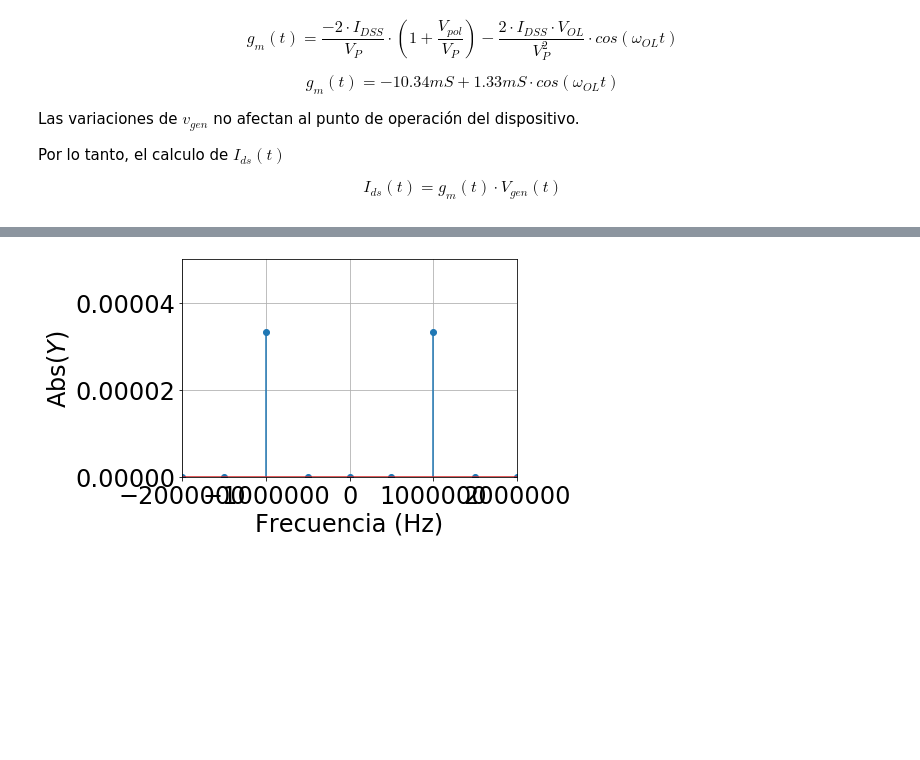
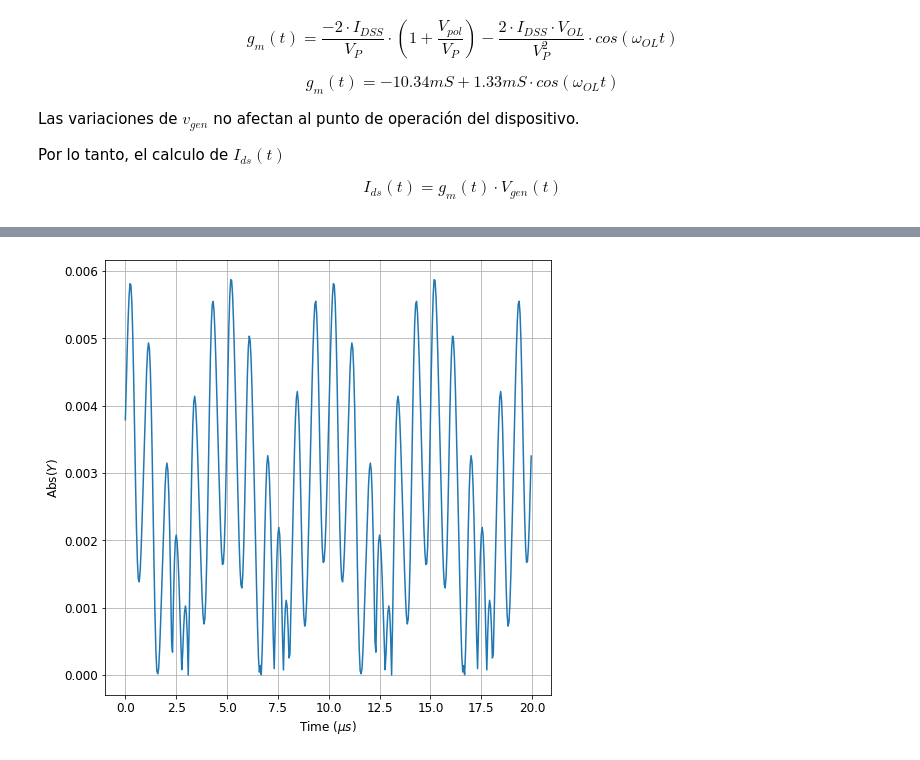
Before and after one commit to eaiii-frba-utn/2020, a Jupyter notebook: 7_Mezcladores/ejercicios/1_mezclador_jfet.ipynb, the cells around one changed output, grey strips where cells are left out. Drawn from its saved outputs; the diff is of its cells as text; code cells hidden in the pictures; blank space fills up the shorter version.

```diff
--- a/7_Mezcladores/ejercicios/1_mezclador_jfet.ipynb
+++ b/7_Mezcladores/ejercicios/1_mezclador_jfet.ipynb
@@ -306,13 +301,13 @@ plt.show()
 # %%
 # FFT
-Fios = fft(iot) / len(iot)  # Normalizada
+Fids = fft(idst) / len(idst)  # Normalizada
 
-frq = fftfreq(len(iot), ds)  # Recuperamos las frecuencias
+frq = fftfreq(len(idst), ds)  # Recuperamos las frecuencias
 
-plt.stem(frq, np.abs(Fios))
+plt.stem(frq, np.abs(Fids))
 
 plt.xlim(-2e6,2e6)
-plt.ylim(0,1e-8)
+plt.ylim(0,100e-6)
 
 plt.xlabel('Frecuencia (Hz)')
 plt.ylabel('Abs($Y$)')
@@ -323 +318,13 @@ plt.show()
+# %%
+def FiltroQ(i, f, R, Q, fo):
+    if f != 0: v =i*R/(1+1j*Q*(f/fo-fo/f))
+    else     : v =0
+    return v
+
+Q =50
+R =125e3
+fo = 1e6
+
+
+Fvdt = [FiltroQ(Fids[i], fq, R, Q, fo) for i, fq in enumerate(frq)]
 # %%
@@ -336,25 +343,13 @@ plt.show()
-# %%
-def FiltroQ(i, f, R, Q, fo):
-    if f != 0: v =i*R/(1+1j*Q*(f/fo-fo/f))
-    else     : v =0
-    return v
-
-Q =100
-R =10e3
-fo = 1e6
-
-
-Fvdt = [FiltroQ(Fios[i], fq, R, Q, fo) for i, fq in enumerate(frq)]
+# %%
+# FFT
+Tvdt = ifft(Fvdt)   # Normalizada
 # %%
-plt.stem(frq, np.abs(Fvdt))
-
-plt.xlim(-2e6,2e6)
-plt.ylim(0,50e-6)
+plt.plot(time/.1e-6, abs(Tvdt) )
 
 
-plt.xlabel('Frecuencia (Hz)')
+plt.xlabel('Time ($\mu s$)')
 plt.ylabel('Abs($Y$)')
 plt.grid()
 plt.show()
 # %% [output]
-[figure, old version]
+[figure, new version]
```
Also changed, not shown: parts of 12 cells of this notebook, 11 other files.
